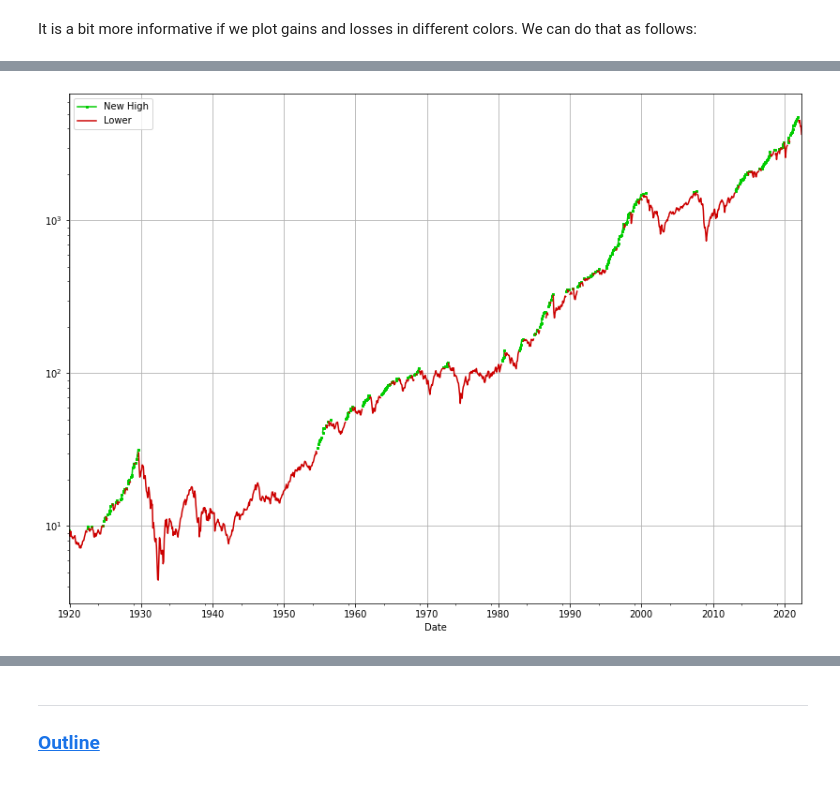
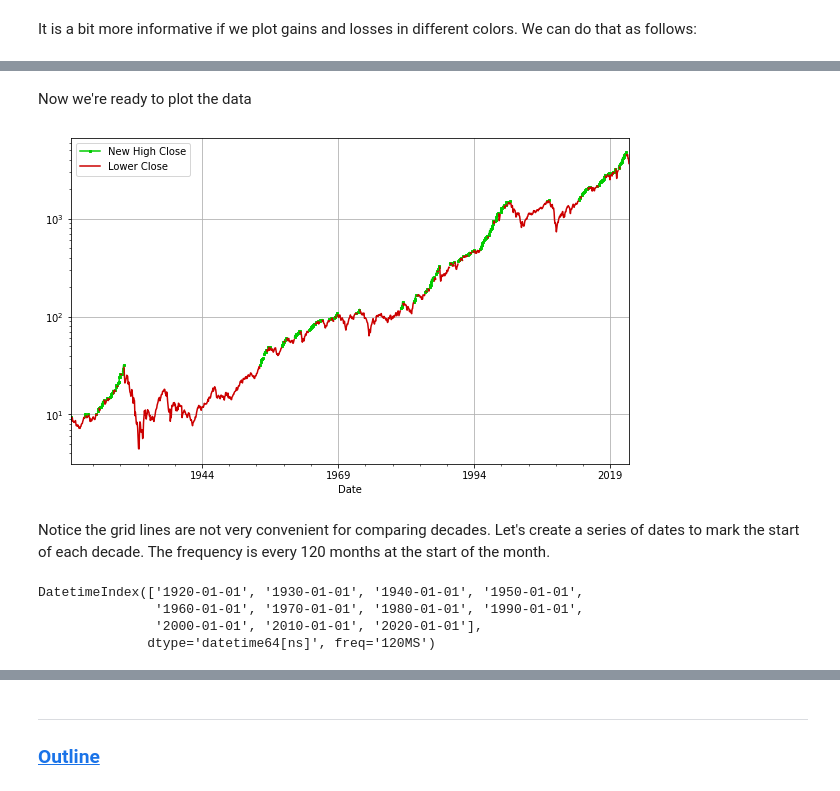
Before and after one commit to dmorris0/python_intro, a Jupyter notebook: Appendix_02_Data_and_Plotting.ipynb, the cells around one changed output, grey strips where cells are left out. Saved outputs shown, nothing was run; the diff lists cells and outputs as text; code cells hidden in the pictures.

```diff
--- a/Appendix_02_Data_and_Plotting.ipynb
+++ b/Appendix_02_Data_and_Plotting.ipynb
@@ -194,10 +269,11 @@ for close in spx20['Close']:
         new_high.append(False)
 new_high = np.array(new_high)
 not_high = np.logical_not(new_high)
-spx20['New High'] = spx20['Close'].copy()   # These are new highs.  Use .copy() as otherwise returns a reference
-spx20.loc[not_high,'New High'] = np.nan
-spx20['Lower'] = spx20['Close'].copy()      # These are lower than previous highs
-spx20.loc[new_high,'Lower'] = np.nan
+# Create two more columns, one for new high closes and one for lower closes:
+spx20['New High Close'] = spx20['Close'].copy()     # These are new highs.  Use .copy() as otherwise returns a reference
+spx20.loc[not_high,'New High Close'] = np.nan       # NaN data points are not plotted or connected
+spx20['Lower Close'] = spx20['Close'].copy()        # These are lower than previous highs
+spx20.loc[new_high,'Lower Close'] = np.nan
 # %% [output]
 A value is trying to be set on a copy of a slice from a DataFrame.
 Try using .loc[row_indexer,col_indexer] = value instead
@@ -212,11 +288,20 @@ See the caveats in the documentation: https://pandas.pydata.org/pandas-docs/stab
+# %% [markdown]
+Now we're ready to plot the data
 # %%
-fig = plt.figure(figsize=(14,10))
-spx20['New High'].plot(logy=True, marker='s', markersize=2,  color=(0,0.8,0))
-spx20['Lower'].plot(logy=True, color=(0.8,0,0))
+fig = plt.figure(figsize=(10,6))
+spx20['New High Close'].plot(logy=True, marker='s', markersize=2,  color=(0,0.8,0))
+spx20['Lower Close'].plot(logy=True, color=(0.8,0,0))
 plt.legend()
-# I want vertical grid lines to align with the start of each decade:
-datelist = pd.date_range(start='1920-01-01', periods=11, freq=pd.offsets.MonthBegin(120))
-plt.xticks(datelist,datelist.year)
 plt.grid()
 # %% [output]
-[figure, old version]
+[figure, new version]
+# %% [markdown]
+Notice the grid lines are not very convenient for comparing decades.  Let's create a series of dates to mark the start of each decade.  The frequency is every 120 months at the start of the month.
+# %%
+date_list = pd.date_range(start='1920', periods=11, freq=pd.offsets.MonthBegin(120))
+date_list
+# %% [output]
+DatetimeIndex(['1920-01-01', '1930-01-01', '1940-01-01', '1950-01-01',
+               '1960-01-01', '1970-01-01', '1980-01-01', '1990-01-01',
+               '2000-01-01', '2010-01-01', '2020-01-01'],
+              dtype='datetime64[ns]', freq='120MS')
```
Also changed, not shown: parts of 26 cells of this notebook.
